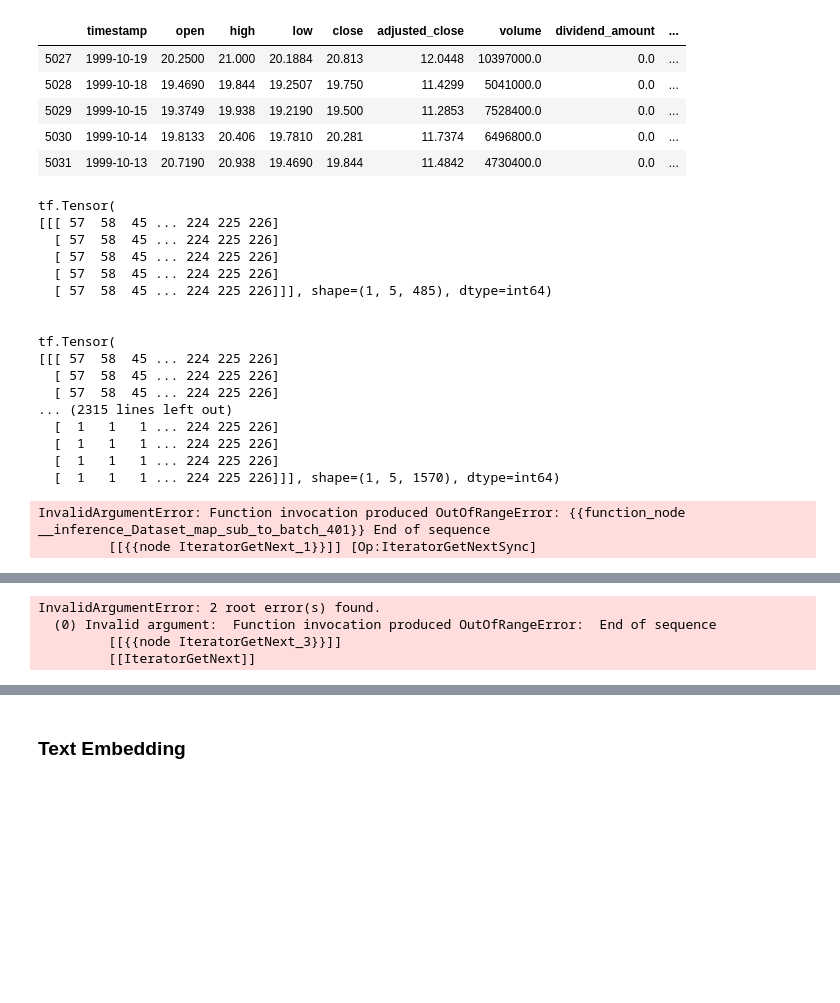
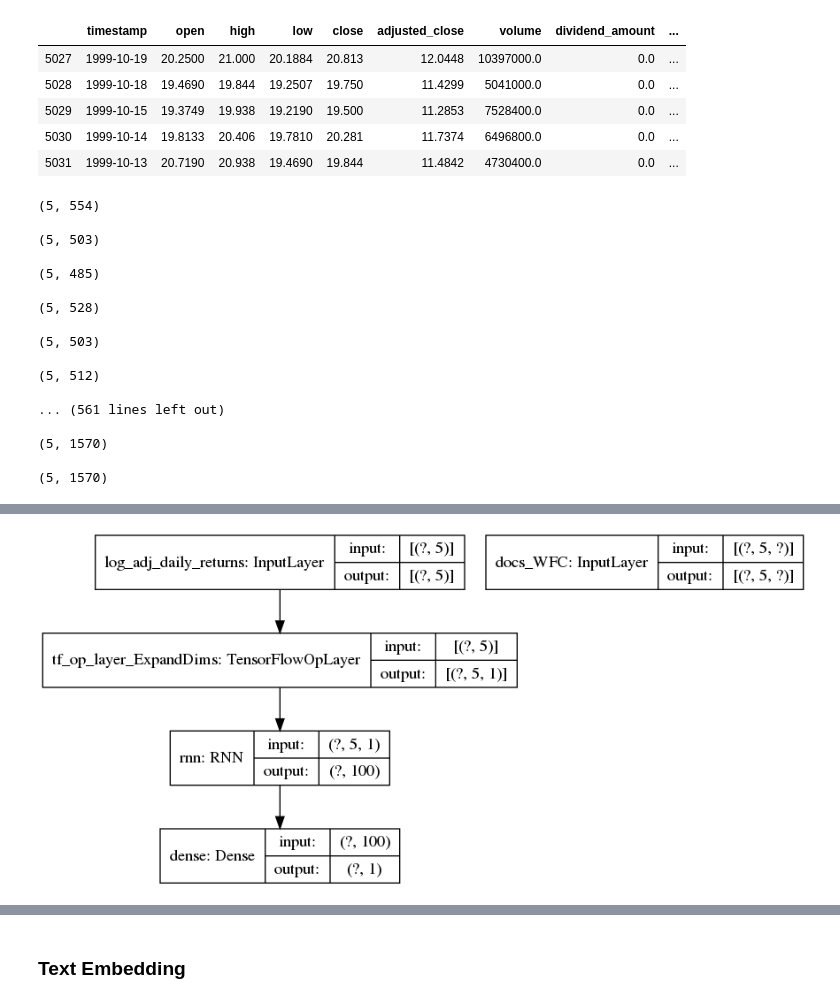
Before and after one commit to Evbor/Stock_Analysis, a Jupyter notebook: research/model_v1/FinTech.ipynb, the cells around one changed output, grey strips where cells are left out. Saved outputs shown, nothing was run; the diff lists cells and outputs as text; code cells hidden in the pictures; blank space fills up the shorter version.

Commit message:
fixed windowing issue found work around for tf.data.Dataset reduce not workin

```diff
--- a/research/model_v1/FinTech.ipynb
+++ b/research/model_v1/FinTech.ipynb
@@ -1445,16 +1447,13 @@ def parse_example(example_proto):
     return example
 
 def make_window_dataset(ds, window_size, shift=1, stride=1):
+
     windows = ds.window(window_size, shift=shift, stride=stride)
 
-    def sub_to_batch(sub):
-        for feature_key in sub.keys():
-            feature_timeslice = next(iter(sub[feature_key].batch(window_size, drop_remainder=True)))
-            sub[feature_key] = feature_timeslice
-        return sub
+    feature_datasets = {key: windows.flat_map(lambda x: x[key].batch(window_size, drop_remainder=True))
+                        for key in windows.element_spec.keys()}
 
-    windows = windows.map(sub_to_batch)
-    return windows
+    return tf.data.Dataset.zip(feature_datasets)
 
 def extract_labels(timeslice, label_feature):
     label = None
@@ -1503,37 +1502,41 @@ def mapfunc(features, labels):
 
     return (features, labels)
 
+def filter_fn(f, l):
+    shape = tf.shape(f['docs_WFC'])[1]
+    return tf.math.not_equal(shape, 0)
+
 
 raw_dataset = tf.data.TFRecordDataset('test.tfrecords')
 parsed_dataset = raw_dataset.map(parse_example)
 tsds = to_time_series(parsed_dataset, 'log_adj_daily_returns')
+
+
+# Converts to one doc per window time series
 tsds = tsds.map(mapfunc)
-tsds = tsds.filter(lambda features, labels: features['docs_WFC'].shape[1] != 0).batch(1)
+tsds = tsds.filter(filter_fn)
 
 for el in tsds:
-    print(el[0]['docs_WFC'])
+    print(el[0]['docs_WFC'].shape)
     print()
-    print()
 # %% [output]
-tf.Tensor(
-[[[ 57  58  45 ... 224 225 226]
-  [ 57  58  45 ... 224 225 226]
-  [ 57  58  45 ... 224 225 226]
-  [ 57  58  45 ... 224 225 226]
-  [ 57  58  45 ... 224 225 226]]], shape=(1, 5, 485), dtype=int64)
+(5, 554)
 
+(5, 503)
 
-tf.Tensor(
-[[[ 57  58  45 ... 224 225 226]
-  [ 57  58  45 ... 224 225 226]
-  [ 57  58  45 ... 224 225 226]
-... (2315 lines left out)
-  [  1   1   1 ... 224 225 226]
-  [  1   1   1 ... 224 225 226]
-  [  1   1   1 ... 224 225 226]
-  [  1   1   1 ... 224 225 226]]], shape=(1, 5, 1570), dtype=int64)
+(5, 485)
+
+(5, 528)
+
+(5, 503)
+
+(5, 512)
+
+... (561 lines left out)
+
+(5, 1570)
+
+(5, 1570)
-InvalidArgumentError: Function invocation produced OutOfRangeError: {{function_node __inference_Dataset_map_sub_to_batch_401}} End of sequence
-         [[{{node IteratorGetNext_1}}]] [Op:IteratorGetNextSync]
 # %%
 ### Modeling
 from tensorflow import keras
@@ -1644,9 +1647,9 @@ with open(os.path.join(path_to_data, 'vocab.json')) as f:
 
 # Inputs
 input_docs_WFC = keras.Input(shape=(timesteps, None), name='docs_WFC')
-input_docs_JPM = keras.Input(shape=(timesteps, None), name='docs_JPM')
-input_docs_BAC = keras.Input(shape=(timesteps, None), name='docs_BAC')
-input_docs_C = keras.Input(shape=(timesteps, None), name='docs_C')
+#input_docs_JPM = keras.Input(shape=(timesteps, None), name='docs_JPM')
+#input_docs_BAC = keras.Input(shape=(timesteps, None), name='docs_BAC')
+#input_docs_C = keras.Input(shape=(timesteps, None), name='docs_C')
 input_log_returns = keras.Input(shape=(timesteps,), name='log_adj_daily_returns')
 
 # Splitting docs_WFC input into its individual timesteps
@@ -1678,19 +1681,19 @@ time_series = layers.RNN(cell=tf.keras.layers.LSTMCell(100))(num_features)
 output = layers.Dense(1)(time_series)
 
 # Creating Model
-test_model = keras.Model({'docs_WFC': input_docs_WFC, 'docs_JPM': input_docs_JPM, 'docs_BAC': input_docs_BAC, 'docs_C': input_docs_C, 'log_adj_daily_returns': input_log_returns}, output, name='test_model')
+test_model = keras.Model({'docs_WFC': input_docs_WFC, 'log_adj_daily_returns': input_log_returns}, output, name='test_model')
 
 # Compiling Model
-test_model.compile(optimizer='adam', loss='mse')
+test_model.compile(optimizer='adam', loss=tf.keras.losses.MeanSquaredError())
 
-keras.utils.plot_model(test_model, 'test.png', show_shapes=True)
 
 
 
 
 # Training Model
-test_ds = tsds.repeat(10)
-it = tf.compat.v1.data.make_one_shot_iterator(test_ds)
+test_ds = tsds.batch(1).repeat()
 
-test_model.fit(test_ds, epochs=3, steps_per_epoch=100)
+
+test_model.fit_generator(test_ds, epochs=3, steps_per_epoch=100)
+keras.utils.plot_model(test_model, 'test.png', show_shapes=True)
 # %% [output]
@@ -1703,4 +1706 @@ Epoch 3/3
-InvalidArgumentError: 2 root error(s) found.
-  (0) Invalid argument:  Function invocation produced OutOfRangeError:  End of sequence
-         [[{{node IteratorGetNext_3}}]]
-         [[IteratorGetNext]]
+[figure, added]
```
Also changed, not shown: parts of 3 cells of this notebook, 3 other files.
